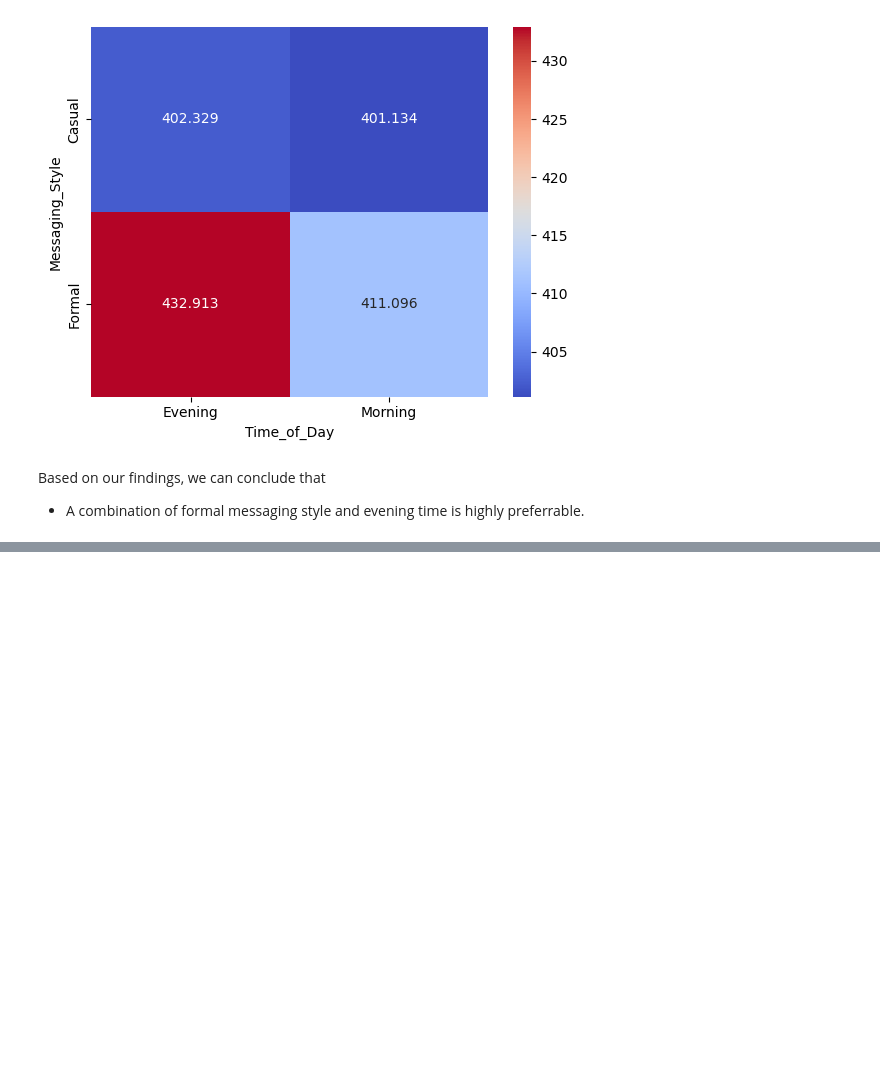
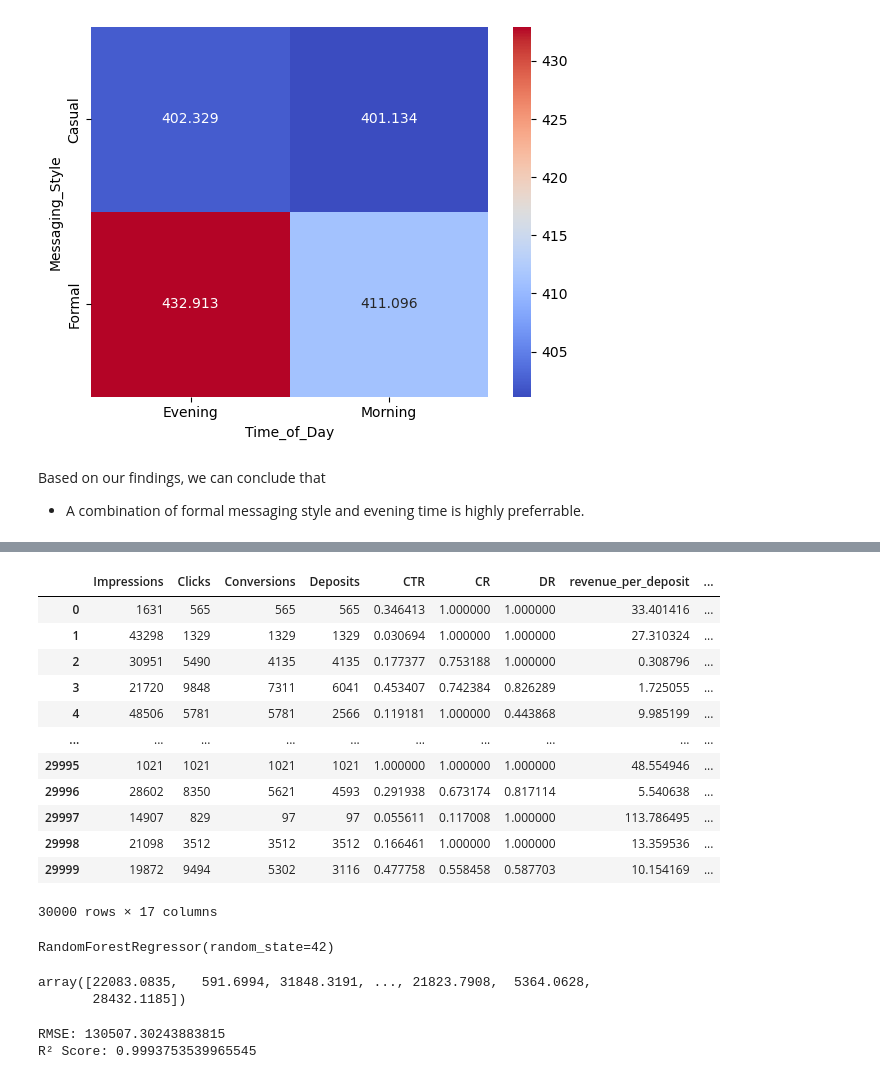
Before and after one commit to angelicaakwarteng/Python_projects, a Jupyter notebook: data_science/marketing/campaign_analysis.ipynb, the cells around one changed output, grey strips where cells are left out. Drawn from its saved outputs; the diff is of its cells as text; code cells hidden in the pictures; blank space fills up the shorter version.

```diff
--- a/data_science/marketing/campaign_analysis.ipynb
+++ b/data_science/marketing/campaign_analysis.ipynb
@@ -387,0 +419,45 @@ Based on our findings, we can conclude that
+# %%
+#noting down the numerical features to be keeping.
+numerical_features = ['Impressions', 'Clicks', 'Conversions', 'Deposits', 'Duration_Days']
+
+# Define features and target
+X = df_encoded.drop(columns=['Revenue_USD', 'Campaign_ID', 'Campaign_Name', 'Start_Date', 'End_Date', 'Duration'])
+y = df_encoded['Revenue_USD']
+X
+# %% [output]
+|  | Impressions | Clicks | Conversions | Deposits | CTR | CR | DR | revenue_per_deposit | ... |
+| 0 | 1631 | 565 | 565 | 565 | 0.346413 | 1.000000 | 1.000000 | 33.401416 | ... |
+| 1 | 43298 | 1329 | 1329 | 1329 | 0.030694 | 1.000000 | 1.000000 | 27.310324 | ... |
+| 2 | 30951 | 5490 | 4135 | 4135 | 0.177377 | 0.753188 | 1.000000 | 0.308796 | ... |
+| 3 | 21720 | 9848 | 7311 | 6041 | 0.453407 | 0.742384 | 0.826289 | 1.725055 | ... |
+| 4 | 48506 | 5781 | 5781 | 2566 | 0.119181 | 1.000000 | 0.443868 | 9.985199 | ... |
+| ... | ... | ... | ... | ... | ... | ... | ... | ... | ... |
+| 29995 | 1021 | 1021 | 1021 | 1021 | 1.000000 | 1.000000 | 1.000000 | 48.554946 | ... |
+| 29996 | 28602 | 8350 | 5621 | 4593 | 0.291938 | 0.673174 | 0.817114 | 5.540638 | ... |
+| 29997 | 14907 | 829 | 97 | 97 | 0.055611 | 0.117008 | 1.000000 | 113.786495 | ... |
+| 29998 | 21098 | 3512 | 3512 | 3512 | 0.166461 | 1.000000 | 1.000000 | 13.359536 | ... |
+| 29999 | 19872 | 9494 | 5302 | 3116 | 0.477758 | 0.558458 | 0.587703 | 10.154169 | ... |
+30000 rows × 17 columns
+# %%
+# Split data
+X_train, X_test, y_train, y_test = train_test_split(X, y, test_size=0.2, random_state=42)
+
+# Train model
+model = RandomForestRegressor(n_estimators=100, random_state=42)
+model.fit(X_train, y_train)
+# %% [output]
+RandomForestRegressor(random_state=42)
+# %%
+# Predict & Evaluate
+y_pred = model.predict(X_test)
+y_pred
+# %% [output]
+array([22083.0835,   591.6994, 31848.3191, ..., 21823.7908,  5364.0628,
+       28432.1185])
+# %%
+#checking the error
+print("RMSE:", mean_squared_error(y_test, y_pred))
+print("R² Score:", r2_score(y_test, y_pred))
+# %% [output]
+RMSE: 130507.30243883815
+R² Score: 0.9993753539965545
```
Also changed, not shown: parts of 13 cells of this notebook.
